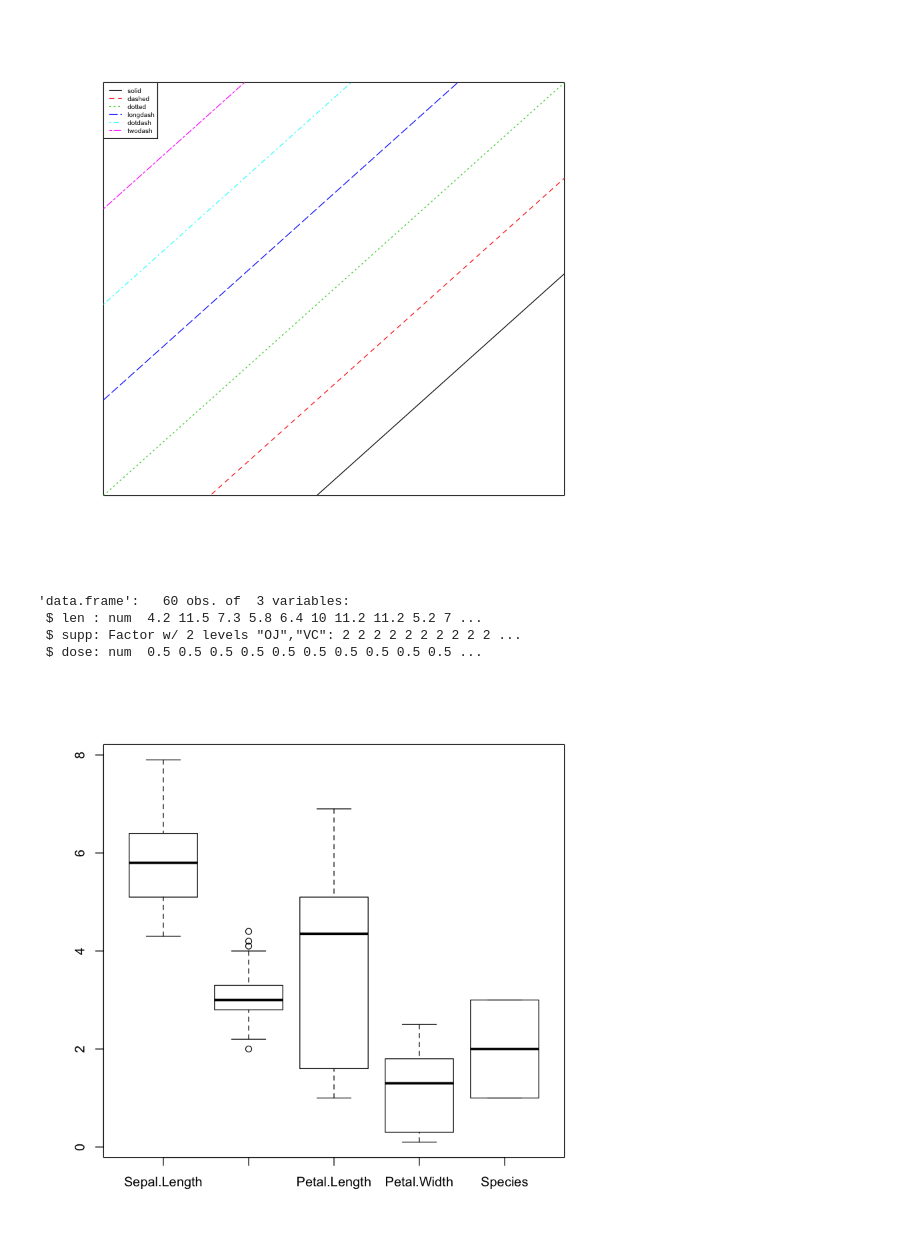
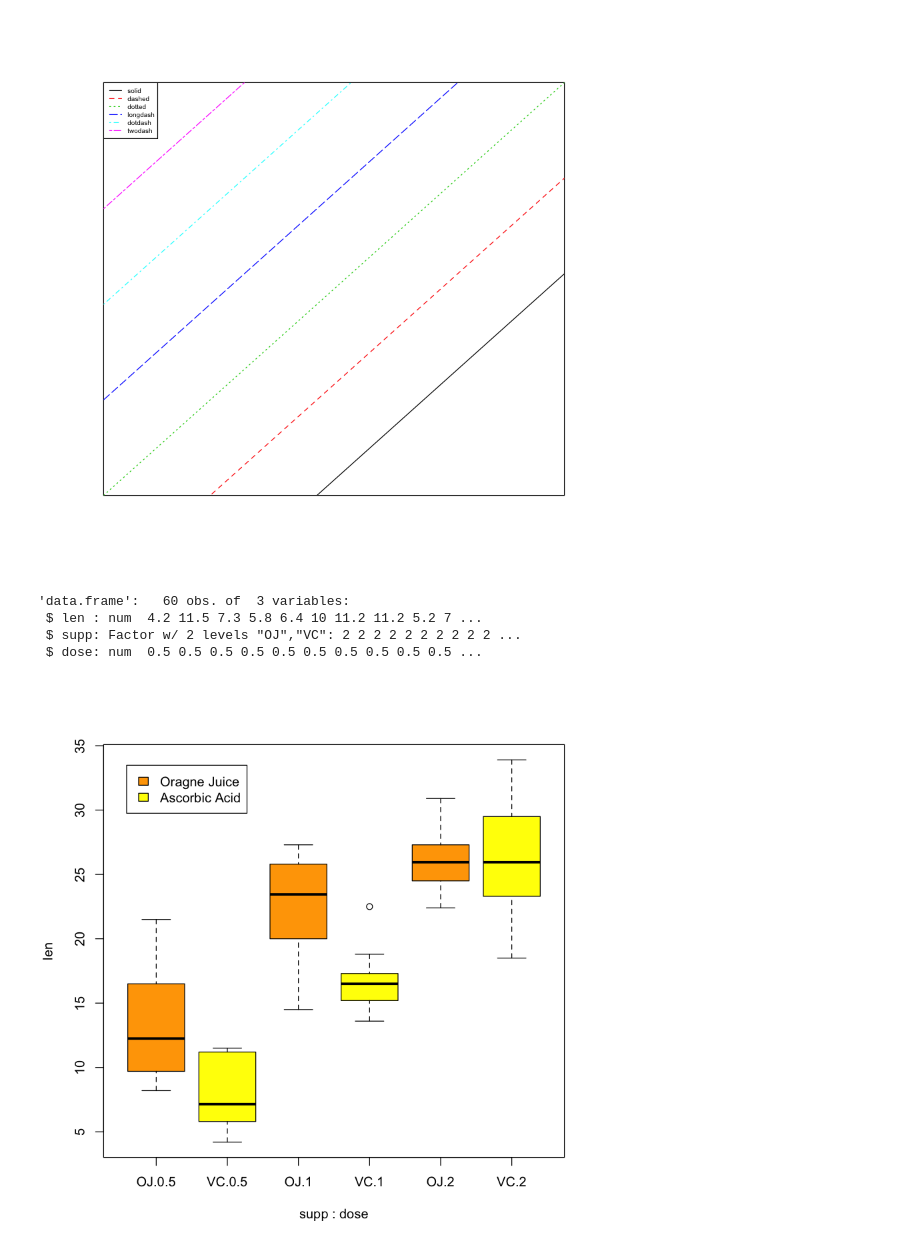
Before and after one commit to tommylee8939/TIL, a Jupyter notebook: R/R_정리/R16 ; graphics-3 ; 연습.ipynb, the cells around one changed output. Cells and saved outputs as stored; diff of their text form; code cells hidden in the pictures.

```diff
--- a/R/R_정리/R16 ; graphics-3 ; 연습.ipynb
+++ b/R/R_정리/R16 ; graphics-3 ; 연습.ipynb
@@ -31,12 +33,14 @@ legend('topleft',legend<-c('solid','dashed','dotted','longdash','dotdash','twoda
 # %%
-#ToothGrowth
+#ToothGrowth 데이터를 이용해서
 #비타민 복용량과 방법에 따라 기니피그의 치아 길이의 분포를 boxplot으로
-?ToothGrowth
+#boxplot formula형식 이용하면 된다
+#?ToothGrowth
 str(ToothGrowth)
-boxplot(iris,subset = iris$Species)
+boxplot(len~supp*dose,data=ToothGrowth,col=c('orange','yellow'))
+legend('topleft',inset=0.05,legend=c('Oragne Juice','Ascorbic Acid'),fill=c('orange','yellow'))
 # %% [output]
 'data.frame':   60 obs. of  3 variables:
  $ len : num  4.2 11.5 7.3 5.8 6.4 10 11.2 11.2 5.2 7 ...
  $ supp: Factor w/ 2 levels "OJ","VC": 2 2 2 2 2 2 2 2 2 2 ...
  $ dose: num  0.5 0.5 0.5 0.5 0.5 0.5 0.5 0.5 0.5 0.5 ...
-[figure, old version]
+[figure, new version]
```
Also changed, not shown: parts of 6 cells of this notebook.
